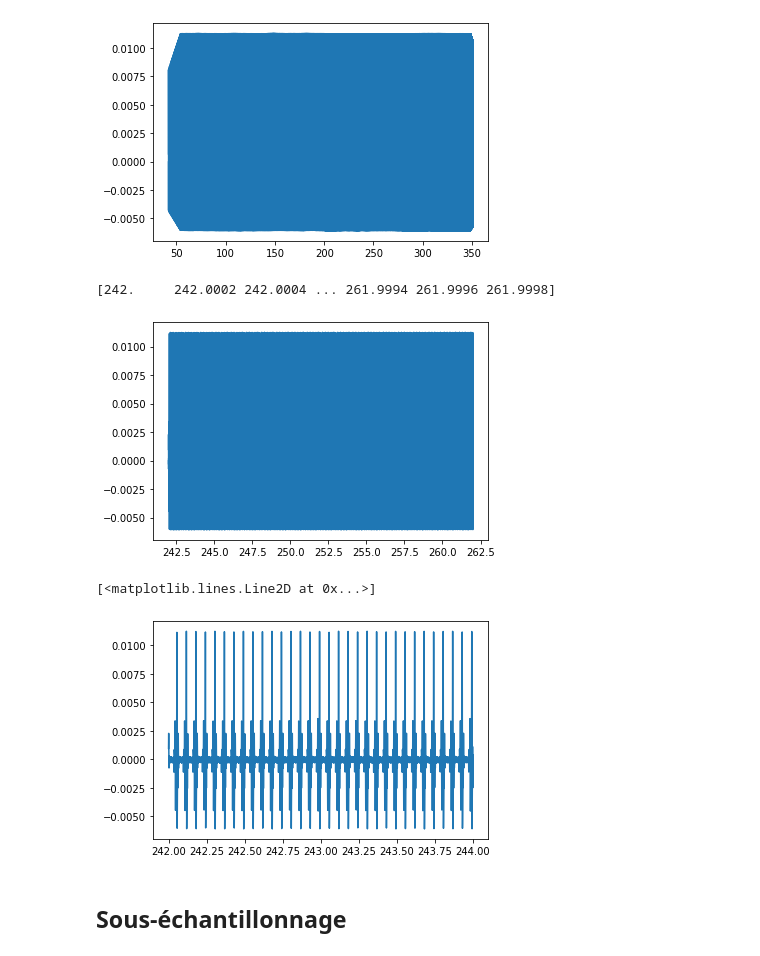
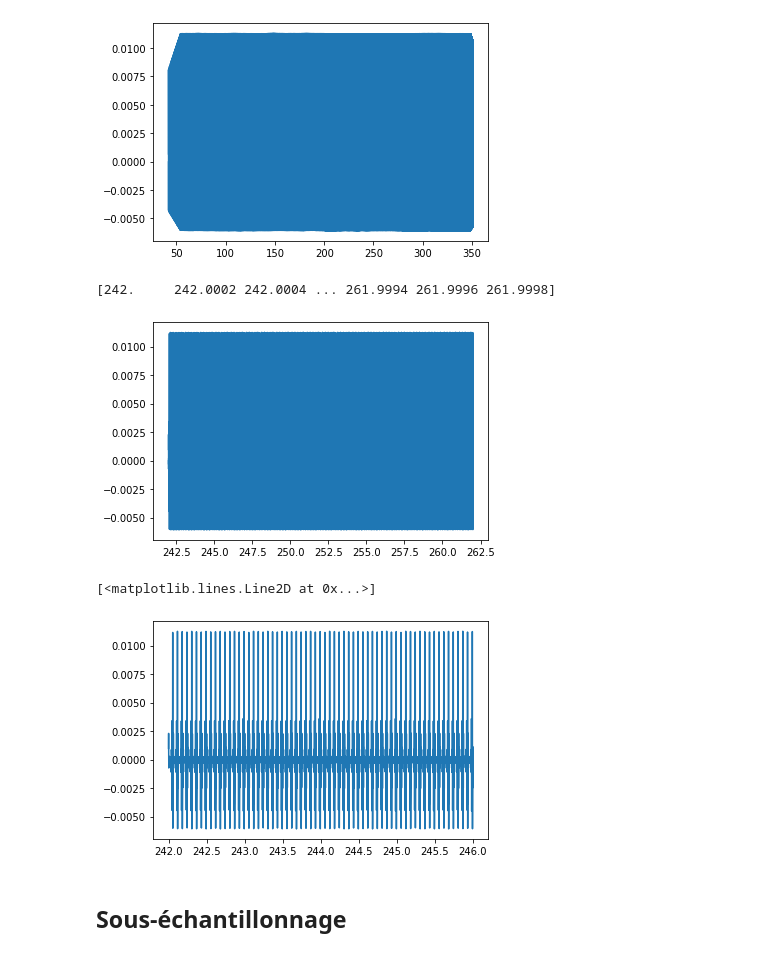
Before and after one commit to MaximeCaute/TraitementSignauxEEG, a Jupyter notebook: Notebooks/PreTraitementDonnees.ipynb, the cells around one changed output. Drawn from its saved outputs; the diff is of its cells as text; code cells hidden in the pictures.

```diff
--- a/Notebooks/PreTraitementDonnees.ipynb
+++ b/Notebooks/PreTraitementDonnees.ipynb
@@ -175,13 +175,13 @@ plt.show()
 # %%
 print(v1_time[1000000:1100000])
 plt.plot(v1_time[1000000:1100000], ep1_averaged_raw_data[1000000:1100000])
 plt.show()
-plt.plot(v1_time[1000000:1010000], ep1_averaged_raw_data[1000000:1010000])#2sec
+plt.plot(v1_time[1000000:1020000], ep1_averaged_raw_data[1000000:1020000])#2sec
 # %% [output]
 [242.     242.0002 242.0004 ... 261.9994 261.9996 261.9998]
 [figure]
 [<matplotlib.lines.Line2D at 0x...>]
-[figure, old version]
+[figure, new version]
 # %% [markdown]
 ## Sous-échantillonnage
 # %% [markdown]
```
Also changed, not shown: parts of 3 cells of this notebook.
